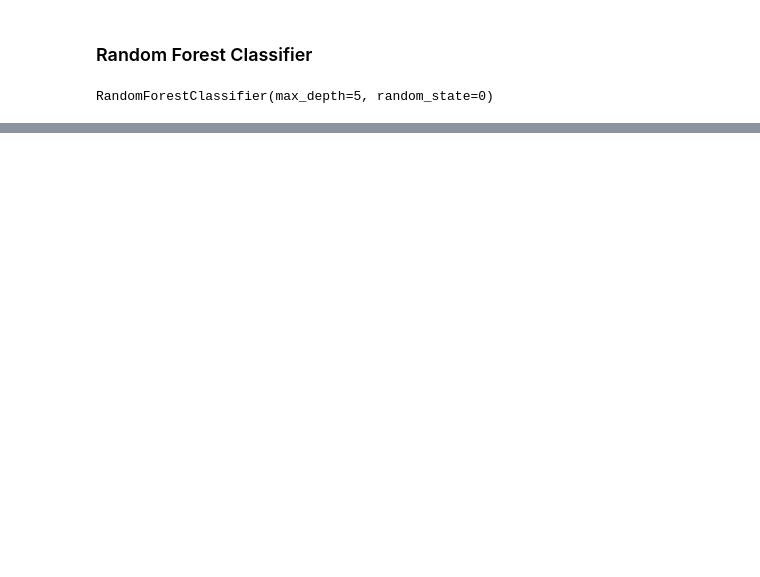
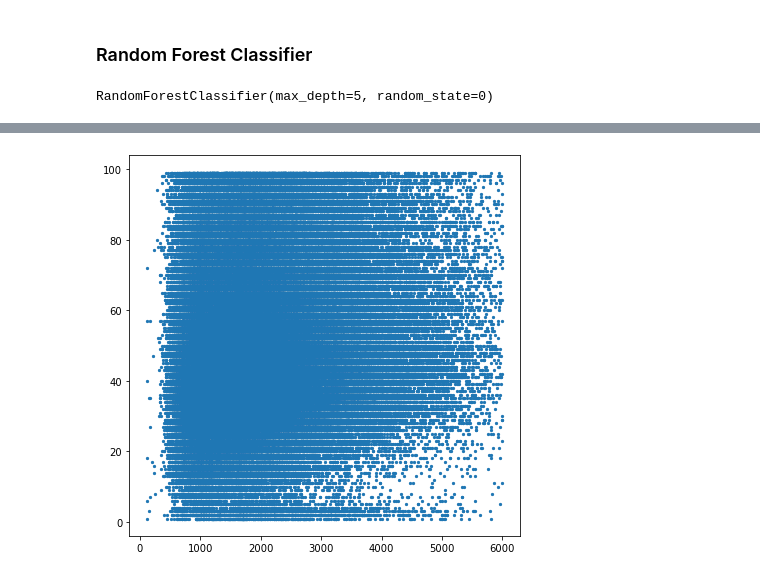
Before and after one commit to luunam/cs297_rex, a Jupyter notebook: notebooks/dom_model.ipynb, the cells around one changed output, grey strips where cells are left out. Saved outputs shown, nothing was run; the diff lists cells and outputs as text; code cells hidden in the pictures; blank space fills up the shorter version.

```diff
--- a/notebooks/dom_model.ipynb
+++ b/notebooks/dom_model.ipynb
@@ -386,0 +387,2 @@ plt.show()
+# %%
+X3 = df[['sqft']]
@@ -386,0 +436,6 @@ plt.show()
+# %%
+plt.figure(figsize=(7,7))
+plt.scatter(X3, y, s=5)
+plt.show()
+# %% [output]
+[figure, added]
```
Also changed, not shown: parts of 27 cells of this notebook.
